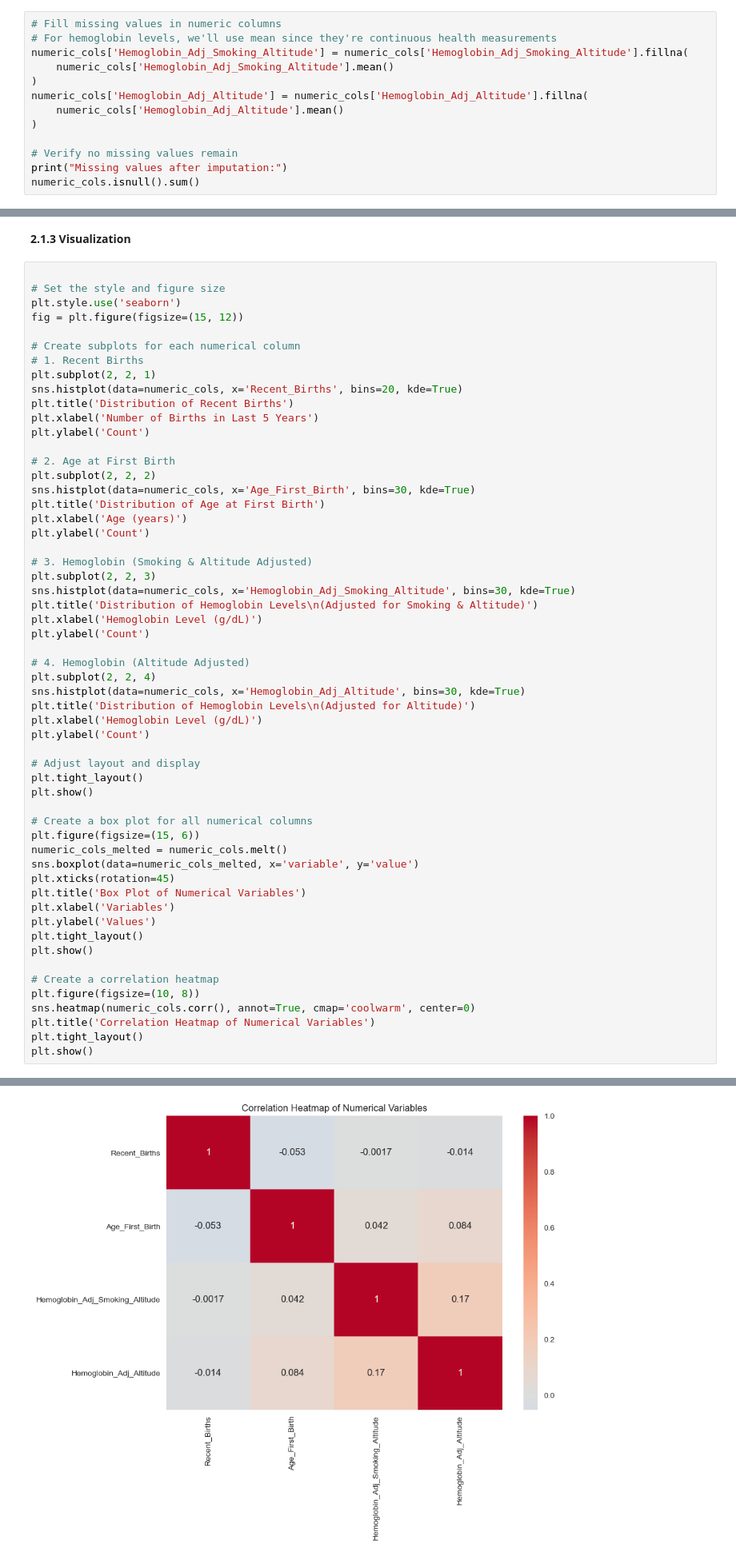
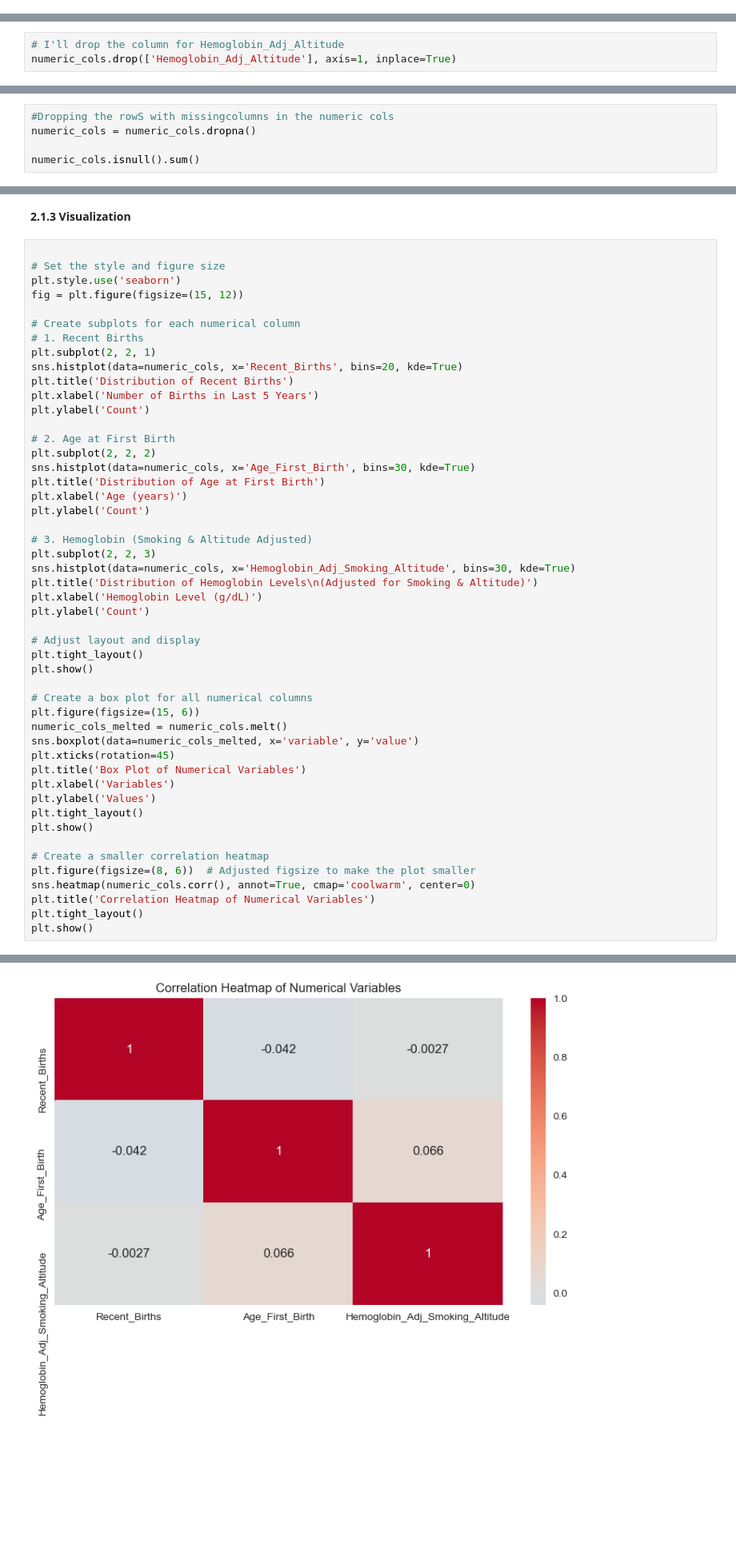
Before and after one commit to ruth-kitasi/Anemia-Level-Prediction-in-Children, a Jupyter notebook: notebooks/Joseline.ipynb, the cells around one changed output, grey strips where cells are left out. Shown at 80% size. Drawn from its saved outputs; the diff is of its cells as text; blank space fills up the shorter version.

```diff
--- a/notebooks/Joseline.ipynb
+++ b/notebooks/Joseline.ipynb
@@ -301,16 +291,3 @@ Hemoglobin_Adj_Altitude            23742
 dtype: int64
 # %% [markdown]
 *From this observation, the only column with missing values is the "Hemoglobin_Adj_Smoking_Altitude" and "Hemoglobin_Adj_Altitude"*
-# %%
-# Fill missing values in numeric columns
-# For hemoglobin levels, we'll use mean since they're continuous health measurements
-numeric_cols['Hemoglobin_Adj_Smoking_Altitude'] = numeric_cols['Hemoglobin_Adj_Smoking_Altitude'].fillna(
-    numeric_cols['Hemoglobin_Adj_Smoking_Altitude'].mean()
-)
-numeric_cols['Hemoglobin_Adj_Altitude'] = numeric_cols['Hemoglobin_Adj_Altitude'].fillna(
-    numeric_cols['Hemoglobin_Adj_Altitude'].mean()
-)
-
-# Verify no missing values remain
-print("Missing values after imputation:")
-numeric_cols.isnull().sum()
@@ -324,2 +294,5 @@ dtype: int64
+# %%
+# I'll drop the column for Hemoglobin_Adj_Altitude
+numeric_cols.drop(['Hemoglobin_Adj_Altitude'], axis=1, inplace=True)
 # %%
 #Now let us recall the cleaned numerical column
@@ -340,0 +307,5 @@ numeric_cols
+# %%
+#Dropping the rowS with missingcolumns in the numeric cols
+numeric_cols = numeric_cols.dropna()
+
+numeric_cols.isnull().sum()
@@ -430,13 +406,6 @@ plt.title('Distribution of Hemoglobin Levels\n(Adjusted for Smoking & Altitude)'
 plt.xlabel('Hemoglobin Level (g/dL)')
 plt.ylabel('Count')
 
-# 4. Hemoglobin (Altitude Adjusted)
-plt.subplot(2, 2, 4)
-sns.histplot(data=numeric_cols, x='Hemoglobin_Adj_Altitude', bins=30, kde=True)
-plt.title('Distribution of Hemoglobin Levels\n(Adjusted for Altitude)')
-plt.xlabel('Hemoglobin Level (g/dL)')
-plt.ylabel('Count')
-
 # Adjust layout and display
 plt.tight_layout()
 plt.show()
@@ -452,8 +421,8 @@ plt.ylabel('Values')
 plt.tight_layout()
 plt.show()
 
-# Create a correlation heatmap
-plt.figure(figsize=(10, 8))
+# Create a smaller correlation heatmap
+plt.figure(figsize=(8, 6))  # Adjusted figsize to make the plot smaller
 sns.heatmap(numeric_cols.corr(), annot=True, cmap='coolwarm', center=0)
 plt.title('Correlation Heatmap of Numerical Variables')
 plt.tight_layout()
@@ -464,4 +433,4 @@ plt.show()
-[figure, old version]
+[figure, new version]
 # %% [markdown]
 1. **Distribution Plots**:
 
```
Also changed, not shown: parts of 26 cells of this notebook.
